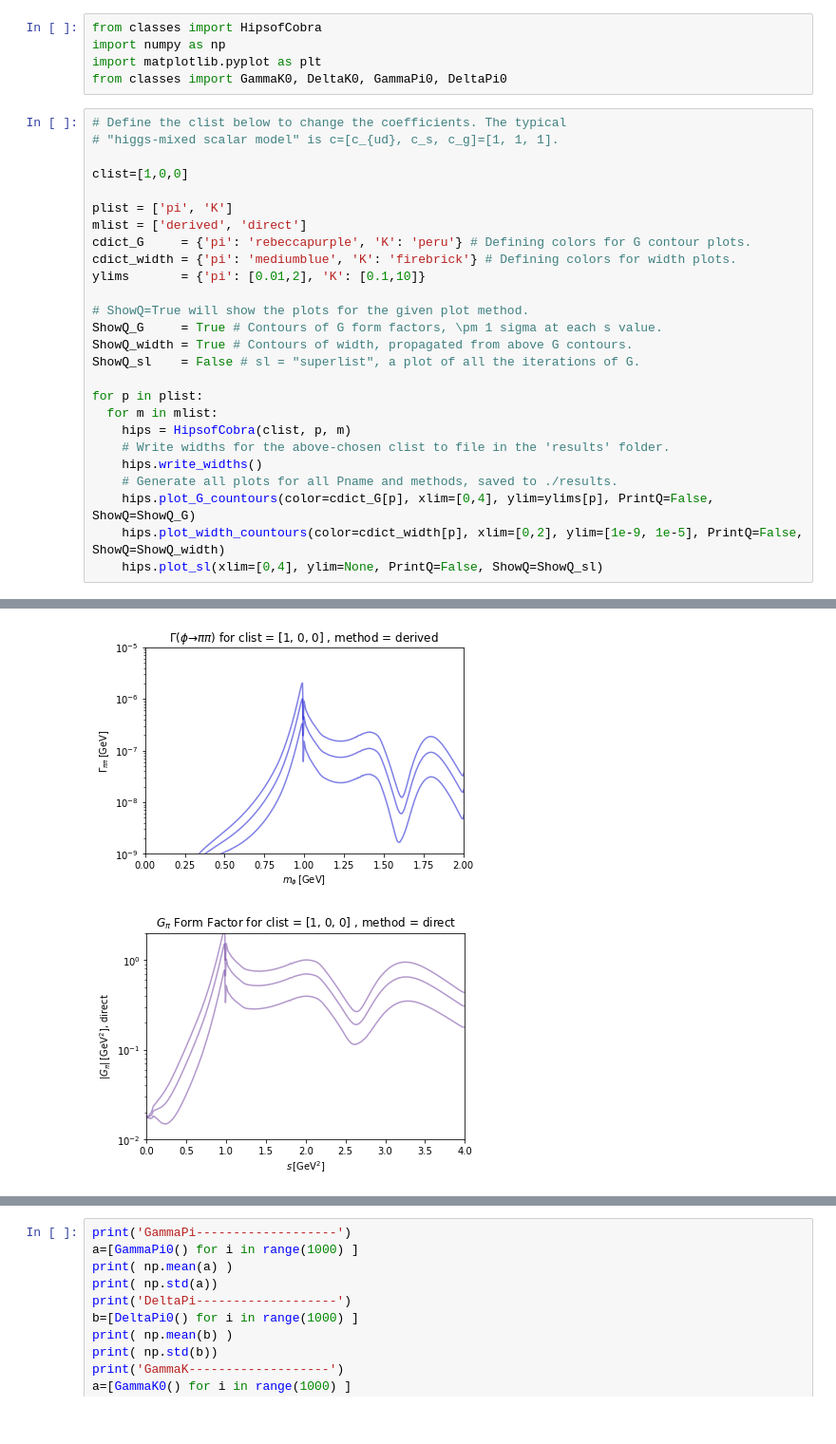
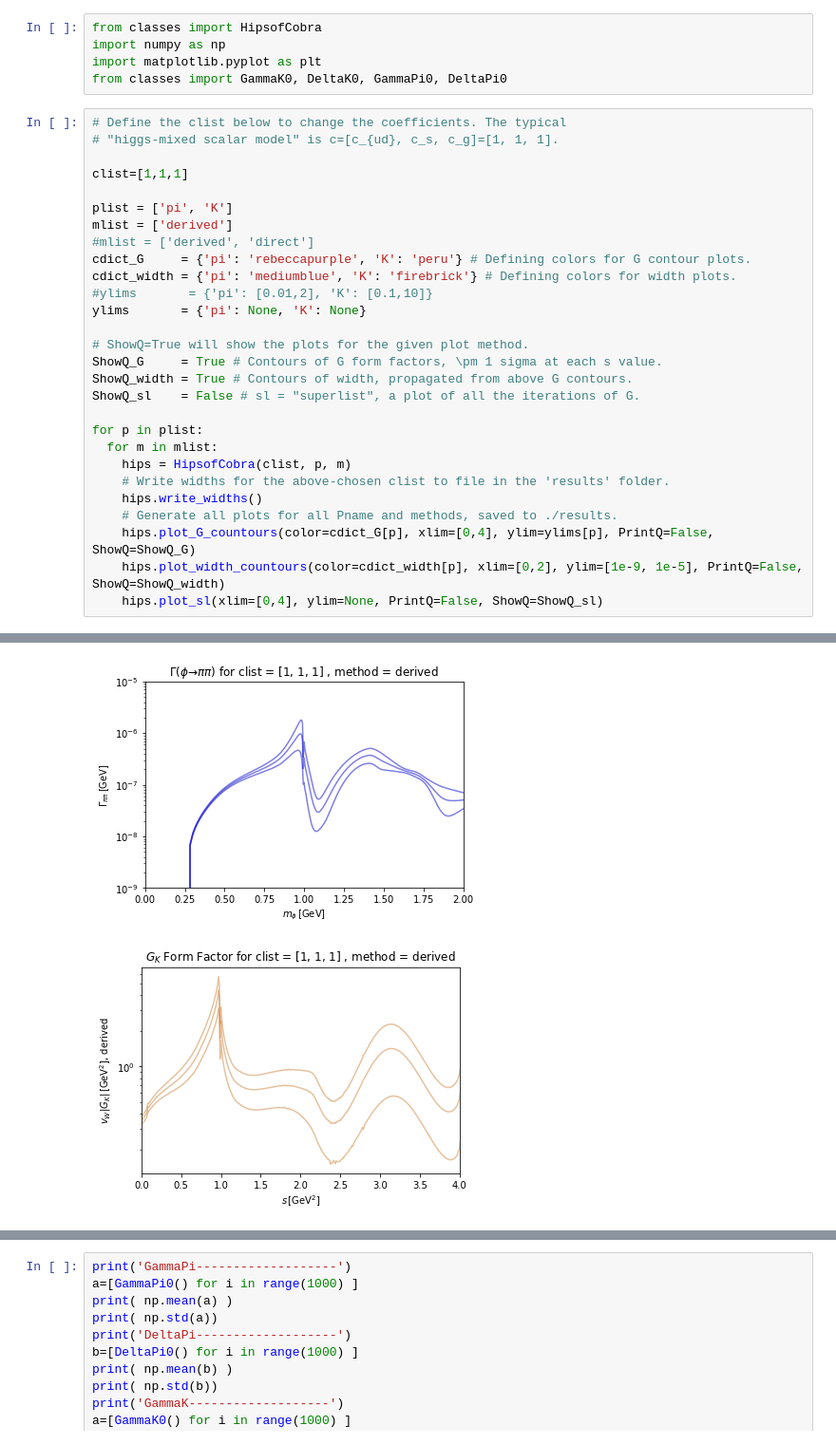
Before and after one commit to blackstonep/hipsofcobra, a Jupyter notebook: hipsofcobra/demos.ipynb, the cells around one changed output, grey strips where cells are left out. Shown: that part at 95% size. Cells and saved outputs as stored; diff of their text form.

Commit message:
updating plots with vev changes

```diff
--- a/hipsofcobra/demos.ipynb
+++ b/hipsofcobra/demos.ipynb
@@ -7,13 +7,15 @@ from classes import GammaK0, DeltaK0, GammaPi0, DeltaPi0
 # Define the clist below to change the coefficients. The typical
 # "higgs-mixed scalar model" is c=[c_{ud}, c_s, c_g]=[1, 1, 1].
 
-clist=[1,0,0]
+clist=[1,1,1]
 
 plist = ['pi', 'K']
-mlist = ['derived', 'direct']
+mlist = ['derived']
+#mlist = ['derived', 'direct']
 cdict_G     = {'pi': 'rebeccapurple', 'K': 'peru'} # Defining colors for G contour plots.
 cdict_width = {'pi': 'mediumblue', 'K': 'firebrick'} # Defining colors for width plots.
-ylims       = {'pi': [0.01,2], 'K': [0.1,10]}
+#ylims       = {'pi': [0.01,2], 'K': [0.1,10]}
+ylims       = {'pi': None, 'K': None}
 
 # ShowQ=True will show the plots for the given plot method.
 ShowQ_G     = True # Contours of G form factors, \pm 1 sigma at each s value.
@@ -34,2 +36,2 @@ for p in plist:
-[figure, old version]
+[figure, new version]
-[figure, old version]
+[figure, new version]
```
Also changed, not shown: parts of 1 cell of this notebook, 17 other files.
